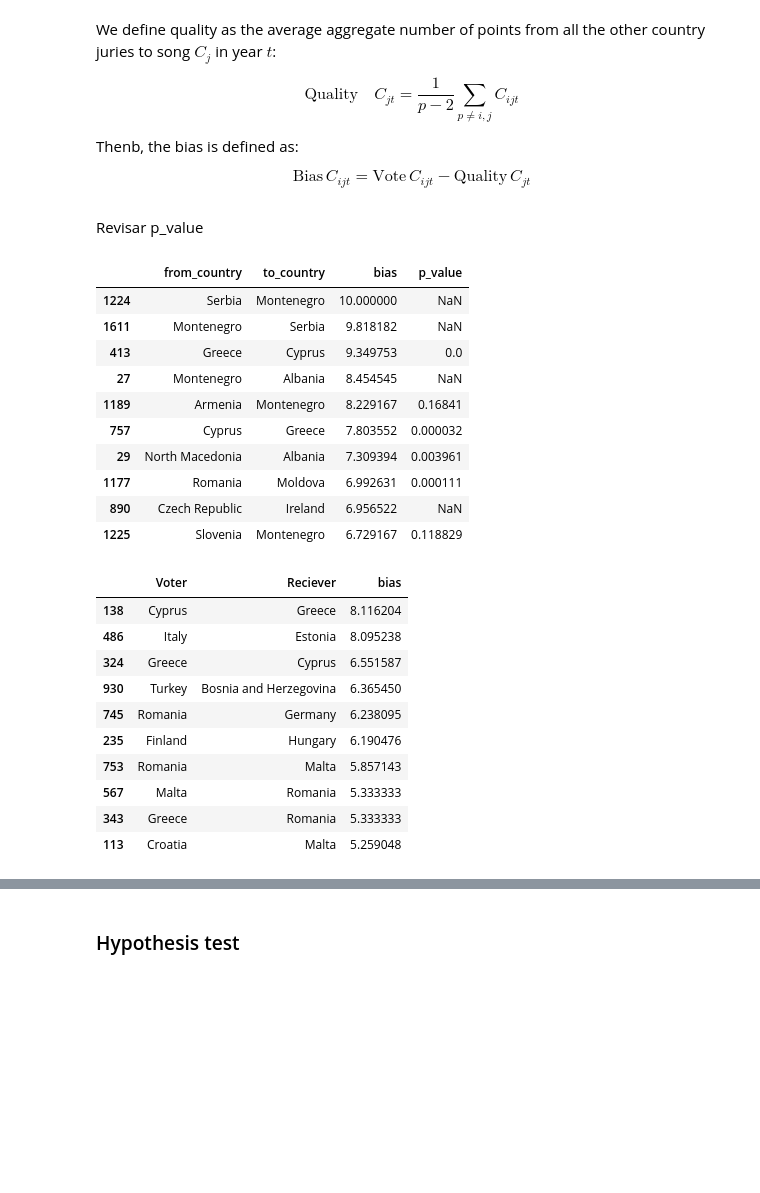
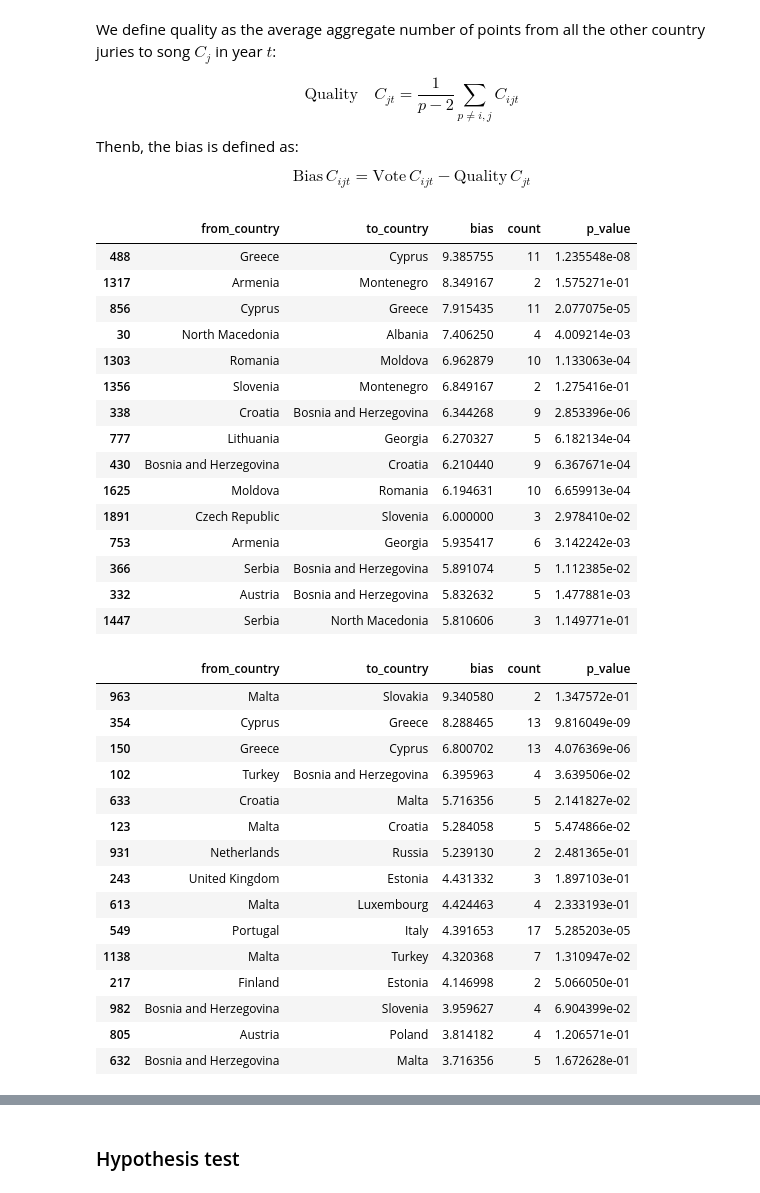
Before and after one commit to Mate1Coll/Eurovision_Contest_Analysis, a Jupyter notebook: Notebook.ipynb, the cells around one changed output, grey strips where cells are left out. Cells and saved outputs as stored; diff of their text form; code cells hidden in the pictures; blank space fills up the shorter version.

```diff
--- a/Notebook.ipynb
+++ b/Notebook.ipynb
@@ -52,6 +44,6 @@ In this work we are only interested in the final round.
 # Get only the final round
 df_final_round = df_votes[df_votes['round'] == 'final']
 # %%
-# Remove giving 0 points
-df_final_round = df_final_round[df_final_round['total_points'] > 0]
-df_final_round
+# # Remove giving 0 points
+# df_final_round = df_final_round[df_final_round['total_points'] > 0]
+# df_final_round
@@ -291,8 +285,8 @@ plt.show()
 # %%
-# Delete the countries with less than 10 participations
-participation_counts = participation_counts[participation_counts['participation_count'] >= 10]
+# # Delete the countries with less than 10 participations
+# participation_counts = participation_counts[participation_counts['participation_count'] >= 10]
 
-# Update the dataframe
-df_final_round = df_final_round[df_final_round['from_country'].isin(participation_counts['country'])]
-df_final_round = df_final_round[df_final_round['to_country'].isin(participation_counts['country'])]
-df_final_round
+# # Update the dataframe
+# df_final_round = df_final_round[df_final_round['from_country'].isin(participation_counts['country'])]
+# df_final_round = df_final_round[df_final_round['to_country'].isin(participation_counts['country'])]
+# df_final_round
@@ -554,2 +557,0 @@ def bias_dyads(df, initial_year, final_year):
-# %% [markdown]
-Revisar p_value
@@ -648,28 +558,40 @@ def bias_dyads(df, initial_year, final_year, n_permutations=1000):
 # %%
-bias_dyads(df_final_round, initial_year=1998, final_year=2023)
+bias1 = bias_dyads(df_final_round, initial_year=1998, final_year=2023)
+bias1
 # %% [output]
-|  | from_country | to_country | bias | p_value |
-| 1224 | Serbia | Montenegro | 10.000000 | NaN |
-| 1611 | Montenegro | Serbia | 9.818182 | NaN |
-| 413 | Greece | Cyprus | 9.349753 | 0.0 |
-| 27 | Montenegro | Albania | 8.454545 | NaN |
-| 1189 | Armenia | Montenegro | 8.229167 | 0.16841 |
-| 757 | Cyprus | Greece | 7.803552 | 0.000032 |
-| 29 | North Macedonia | Albania | 7.309394 | 0.003961 |
-| 1177 | Romania | Moldova | 6.992631 | 0.000111 |
-| 890 | Czech Republic | Ireland | 6.956522 | NaN |
-| 1225 | Slovenia | Montenegro | 6.729167 | 0.118829 |
+|  | from_country | to_country | bias | count | p_value |
+| 488 | Greece | Cyprus | 9.385755 | 11 | 1.235548e-08 |
+| 1317 | Armenia | Montenegro | 8.349167 | 2 | 1.575271e-01 |
+| 856 | Cyprus | Greece | 7.915435 | 11 | 2.077075e-05 |
+| 30 | North Macedonia | Albania | 7.406250 | 4 | 4.009214e-03 |
+| 1303 | Romania | Moldova | 6.962879 | 10 | 1.133063e-04 |
+| 1356 | Slovenia | Montenegro | 6.849167 | 2 | 1.275416e-01 |
+| 338 | Croatia | Bosnia and Herzegovina | 6.344268 | 9 | 2.853396e-06 |
+| 777 | Lithuania | Georgia | 6.270327 | 5 | 6.182134e-04 |
+| 430 | Bosnia and Herzegovina | Croatia | 6.210440 | 9 | 6.367671e-04 |
+| 1625 | Moldova | Romania | 6.194631 | 10 | 6.659913e-04 |
+| 1891 | Czech Republic | Slovenia | 6.000000 | 3 | 2.978410e-02 |
+| 753 | Armenia | Georgia | 5.935417 | 6 | 3.142242e-03 |
+| 366 | Serbia | Bosnia and Herzegovina | 5.891074 | 5 | 1.112385e-02 |
+| 332 | Austria | Bosnia and Herzegovina | 5.832632 | 5 | 1.477881e-03 |
+| 1447 | Serbia | North Macedonia | 5.810606 | 3 | 1.149771e-01 |
 # %%
-bias_dyads(df_final_round, initial_year=1957, final_year=1997)
+bias2 = bias_dyads(df_final_round, initial_year=1975, final_year=1997)
+bias2
 # %% [output]
-|  | Voter | Reciever | bias |
-| 138 | Cyprus | Greece | 8.116204 |
-| 486 | Italy | Estonia | 8.095238 |
-| 324 | Greece | Cyprus | 6.551587 |
-| 930 | Turkey | Bosnia and Herzegovina | 6.365450 |
-| 745 | Romania | Germany | 6.238095 |
-| 235 | Finland | Hungary | 6.190476 |
-| 753 | Romania | Malta | 5.857143 |
-| 567 | Malta | Romania | 5.333333 |
-| 343 | Greece | Romania | 5.333333 |
-| 113 | Croatia | Malta | 5.259048 |
+|  | from_country | to_country | bias | count | p_value |
+| 963 | Malta | Slovakia | 9.340580 | 2 | 1.347572e-01 |
+| 354 | Cyprus | Greece | 8.288465 | 13 | 9.816049e-09 |
+| 150 | Greece | Cyprus | 6.800702 | 13 | 4.076369e-06 |
+| 102 | Turkey | Bosnia and Herzegovina | 6.395963 | 4 | 3.639506e-02 |
+| 633 | Croatia | Malta | 5.716356 | 5 | 2.141827e-02 |
+| 123 | Malta | Croatia | 5.284058 | 5 | 5.474866e-02 |
+| 931 | Netherlands | Russia | 5.239130 | 2 | 2.481365e-01 |
+| 243 | United Kingdom | Estonia | 4.431332 | 3 | 1.897103e-01 |
+| 613 | Malta | Luxembourg | 4.424463 | 4 | 2.333193e-01 |
+| 549 | Portugal | Italy | 4.391653 | 17 | 5.285203e-05 |
+| 1138 | Malta | Turkey | 4.320368 | 7 | 1.310947e-02 |
+| 217 | Finland | Estonia | 4.146998 | 2 | 5.066050e-01 |
+| 982 | Bosnia and Herzegovina | Slovenia | 3.959627 | 4 | 6.904399e-02 |
+| 805 | Austria | Poland | 3.814182 | 4 | 1.206571e-01 |
+| 632 | Bosnia and Herzegovina | Malta | 3.716356 | 5 | 1.672628e-01 |
```
Also changed, not shown: parts of 28 cells of this notebook.
